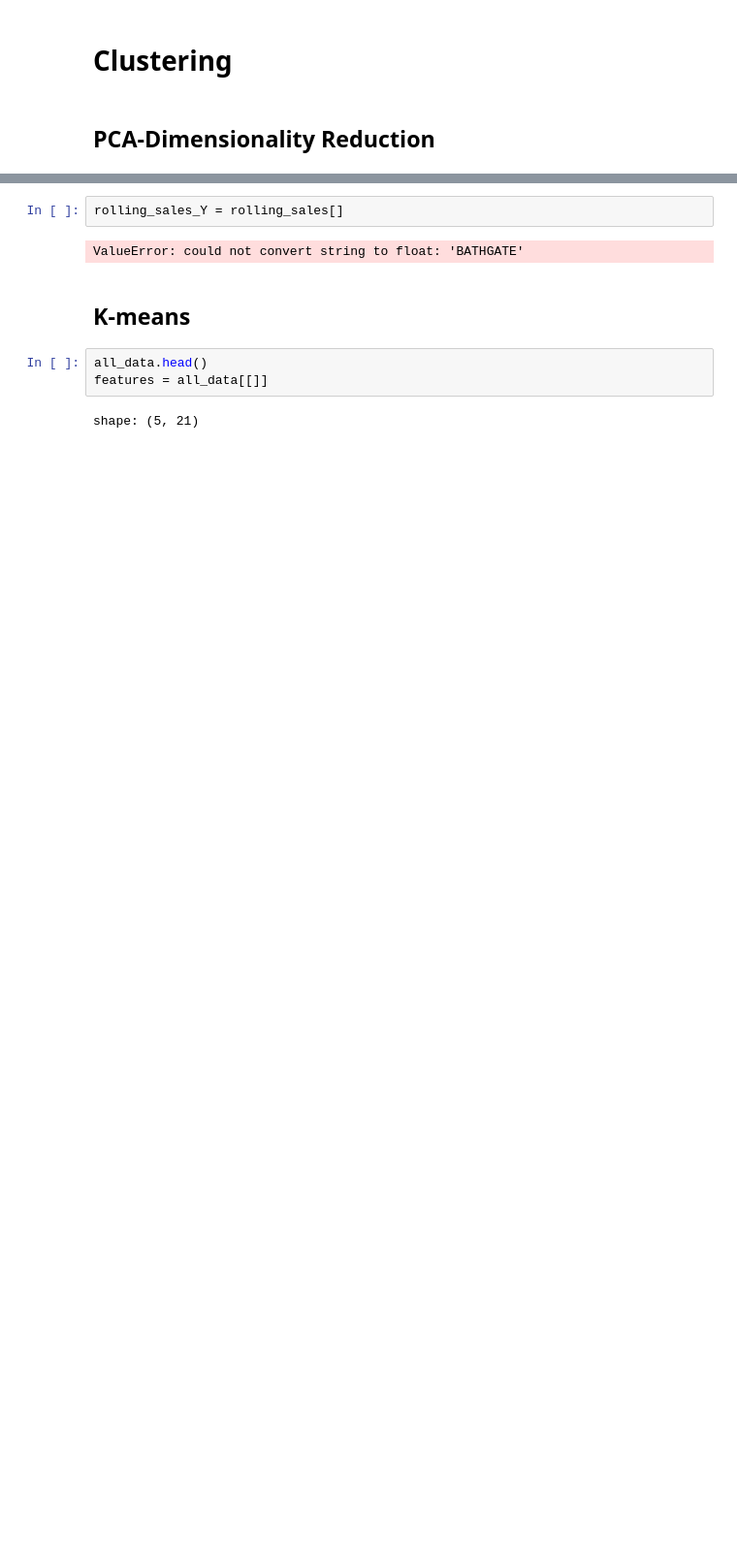
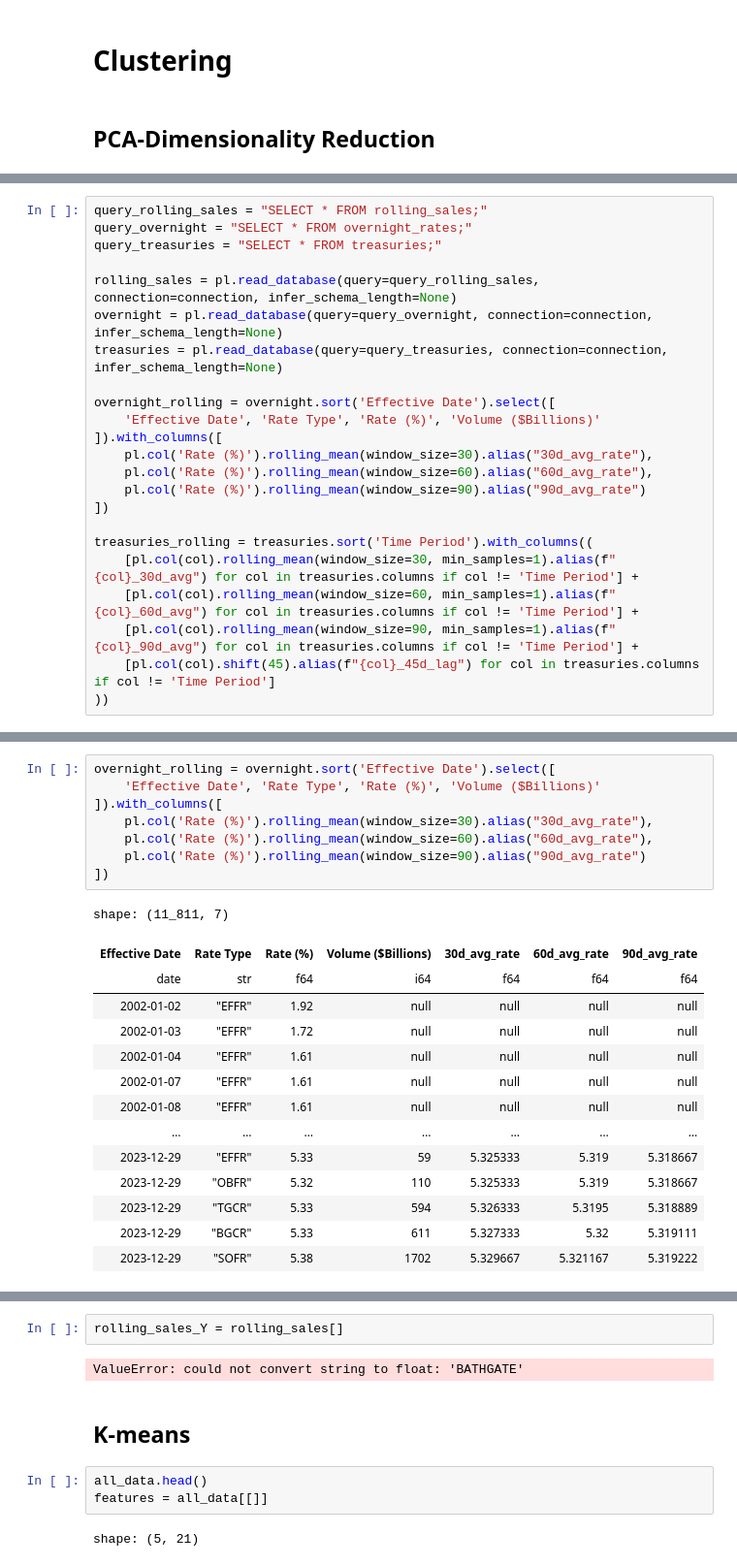
Before and after one commit to GuhGonk/NYC-Rolling-Sales, a Jupyter notebook: main.ipynb, the cells around one changed output, grey strips where cells are left out. Shown at 97% size. Drawn from its saved outputs; the diff is of its cells as text; blank space fills up the shorter version.

```diff
--- a/main.ipynb
+++ b/main.ipynb
@@ -536,0 +563,23 @@ shape: (5, 21)
+# %%
+query_rolling_sales = "SELECT * FROM rolling_sales;"
+query_overnight = "SELECT * FROM overnight_rates;"
+query_treasuries = "SELECT * FROM treasuries;"
+
+rolling_sales = pl.read_database(query=query_rolling_sales, connection=connection, infer_schema_length=None)
+overnight = pl.read_database(query=query_overnight, connection=connection, infer_schema_length=None)
+treasuries = pl.read_database(query=query_treasuries, connection=connection, infer_schema_length=None)
+
+overnight_rolling = overnight.sort('Effective Date').select([
+    'Effective Date', 'Rate Type', 'Rate (%)', 'Volume ($Billions)'
+]).with_columns([
+    pl.col('Rate (%)').rolling_mean(window_size=30).alias("30d_avg_rate"),
+    pl.col('Rate (%)').rolling_mean(window_size=60).alias("60d_avg_rate"),
+    pl.col('Rate (%)').rolling_mean(window_size=90).alias("90d_avg_rate")
+])
+
+treasuries_rolling = treasuries.sort('Time Period').with_columns((
+    [pl.col(col).rolling_mean(window_size=30, min_samples=1).alias(f"{col}_30d_avg") for col in treasuries.columns if col != 'Time Period'] +
+    [pl.col(col).rolling_mean(window_size=60, min_samples=1).alias(f"{col}_60d_avg") for col in treasuries.columns if col != 'Time Period'] +
+    [pl.col(col).rolling_mean(window_size=90, min_samples=1).alias(f"{col}_90d_avg") for col in treasuries.columns if col != 'Time Period'] +
+    [pl.col(col).shift(45).alias(f"{col}_45d_lag") for col in treasuries.columns if col != 'Time Period']
+))
@@ -536,0 +611,23 @@ shape: (5, 21)
+# %%
+overnight_rolling = overnight.sort('Effective Date').select([
+    'Effective Date', 'Rate Type', 'Rate (%)', 'Volume ($Billions)'
+]).with_columns([
+    pl.col('Rate (%)').rolling_mean(window_size=30).alias("30d_avg_rate"),
+    pl.col('Rate (%)').rolling_mean(window_size=60).alias("60d_avg_rate"),
+    pl.col('Rate (%)').rolling_mean(window_size=90).alias("90d_avg_rate")
+])
+# %% [output]
+shape: (11_811, 7)
+| Effective Date | Rate Type | Rate (%) | Volume ($Billions) | 30d_avg_rate | 60d_avg_rate | 90d_avg_rate |
+| date | str | f64 | i64 | f64 | f64 | f64 |
+| 2002-01-02 | "EFFR" | 1.92 | null | null | null | null |
+| 2002-01-03 | "EFFR" | 1.72 | null | null | null | null |
+| 2002-01-04 | "EFFR" | 1.61 | null | null | null | null |
+| 2002-01-07 | "EFFR" | 1.61 | null | null | null | null |
+| 2002-01-08 | "EFFR" | 1.61 | null | null | null | null |
+| … | … | … | … | … | … | … |
+| 2023-12-29 | "EFFR" | 5.33 | 59 | 5.325333 | 5.319 | 5.318667 |
+| 2023-12-29 | "OBFR" | 5.32 | 110 | 5.325333 | 5.319 | 5.318667 |
+| 2023-12-29 | "TGCR" | 5.33 | 594 | 5.326333 | 5.3195 | 5.318889 |
+| 2023-12-29 | "BGCR" | 5.33 | 611 | 5.327333 | 5.32 | 5.319111 |
+| 2023-12-29 | "SOFR" | 5.38 | 1702 | 5.329667 | 5.321167 | 5.319222 |
```
Also changed, not shown: parts of 12 cells of this notebook, 6 other files.
